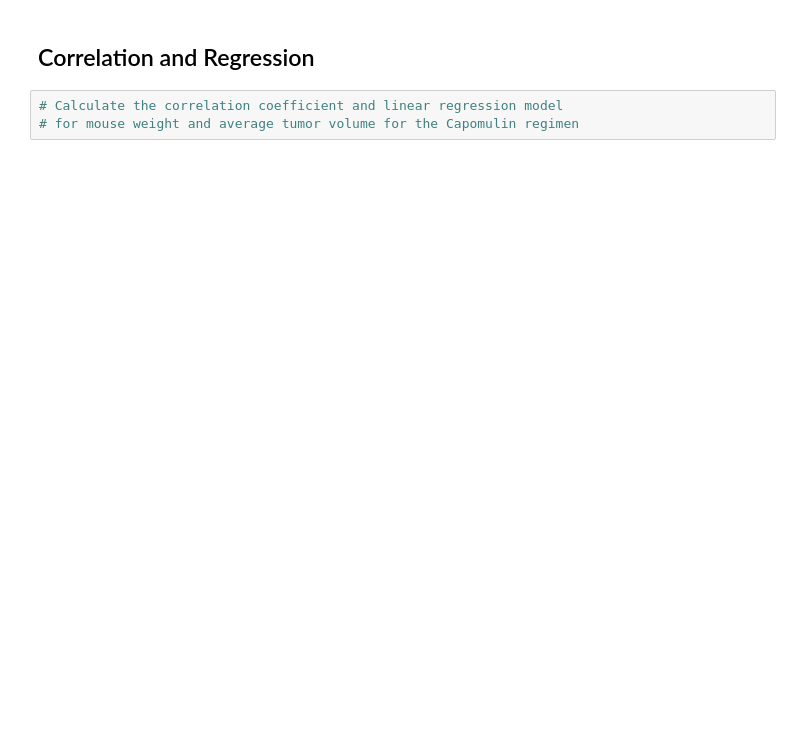
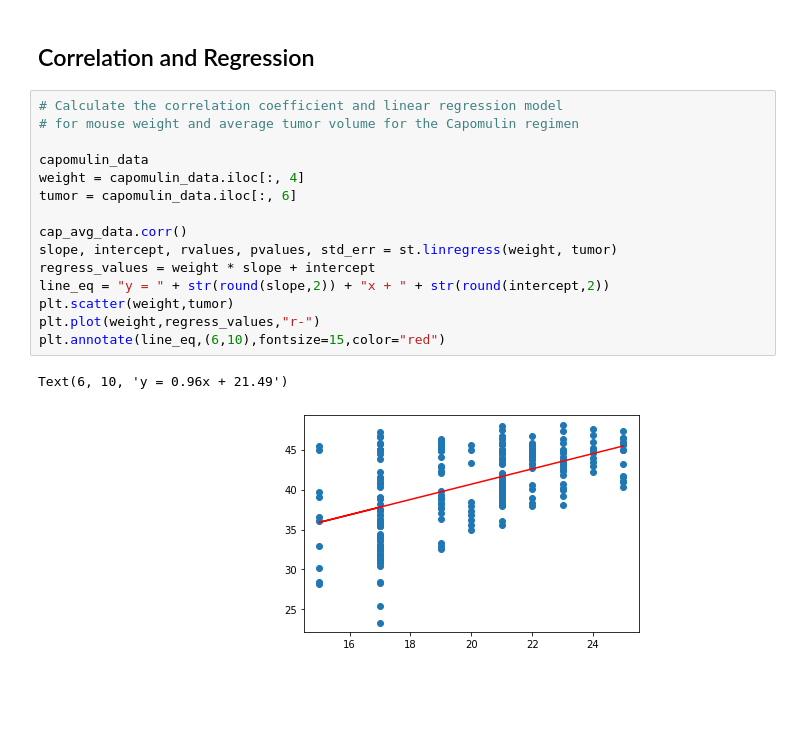
Before and after one commit to sophiastewart202/Matplotlib_Challenge, a Jupyter notebook: Pymaceuticals/pymaceuticals_starter.ipynb, the cells around one changed output. Drawn from its saved outputs; the diff is of its cells as text; blank space fills up the shorter version.

```diff
--- a/Pymaceuticals/pymaceuticals_starter.ipynb
+++ b/Pymaceuticals/pymaceuticals_starter.ipynb
@@ -368,5 +364,20 @@ plt.show()
 # %% [markdown]
 ## Correlation and Regression
-# %%
-# Calculate the correlation coefficient and linear regression model
-# for mouse weight and average tumor volume for the Capomulin regimen
+# %%
+# Calculate the correlation coefficient and linear regression model
+# for mouse weight and average tumor volume for the Capomulin regimen
+
+capomulin_data
+weight = capomulin_data.iloc[:, 4]
+tumor = capomulin_data.iloc[:, 6]
+
+cap_avg_data.corr()
+slope, intercept, rvalues, pvalues, std_err = st.linregress(weight, tumor)
+regress_values = weight * slope + intercept
+line_eq = "y = " + str(round(slope,2)) + "x + " + str(round(intercept,2))
+plt.scatter(weight,tumor)
+plt.plot(weight,regress_values,"r-")
+plt.annotate(line_eq,(6,10),fontsize=15,color="red")
+# %% [output]
+Text(6, 10, 'y = 0.96x + 21.49')
+[figure, added]
```
Also changed, not shown: parts of 3 cells of this notebook.
